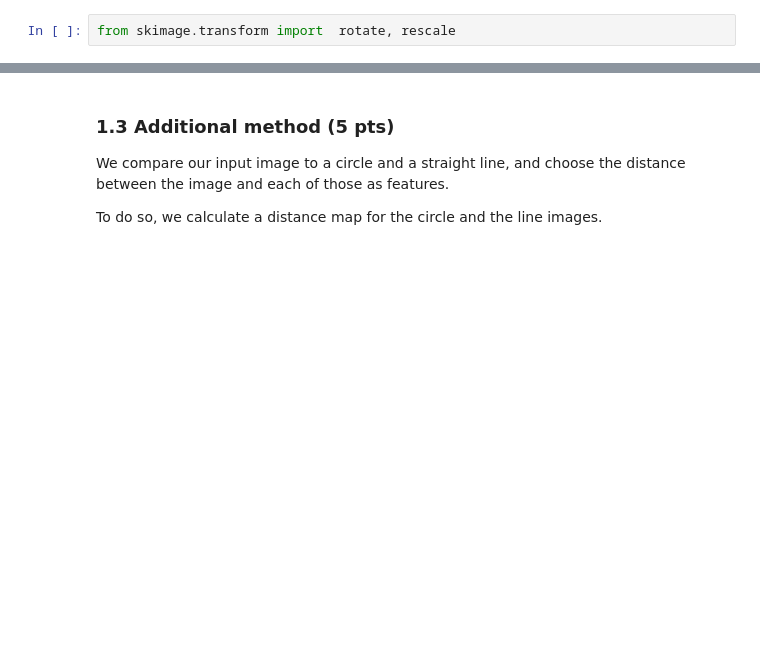
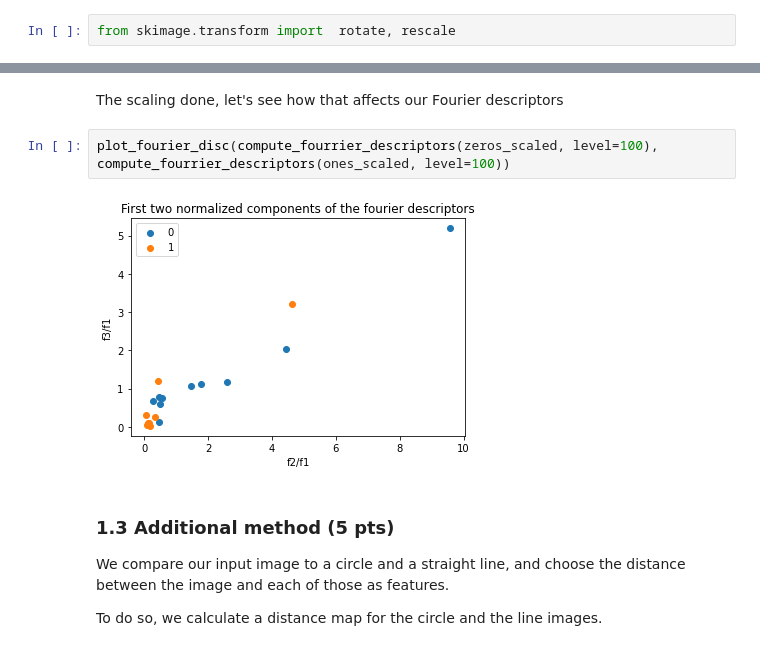
Before and after one commit to aalshabaan/iapr, a Jupyter notebook: labs/lab_02_object_description.ipynb, the cells around one changed output, grey strips where cells are left out. Cells and saved outputs as stored; diff of their text form; blank space fills up the shorter version.

```diff
--- a/labs/lab_02_object_description.ipynb
+++ b/labs/lab_02_object_description.ipynb
@@ -333,3 +303,9 @@ plt.show()
+# %% [markdown]
+The scaling done, let's see how that affects our Fourier descriptors
+# %%
+plot_fourier_disc(compute_fourrier_descriptors(zeros_scaled, level=100), compute_fourrier_descriptors(ones_scaled, level=100))
+# %% [output]
+[figure, added]
 # %% [markdown]
 ### 1.3 Additional method (5 pts)
 
```
Also changed, not shown: parts of 12 cells of this notebook, 1 other file.
